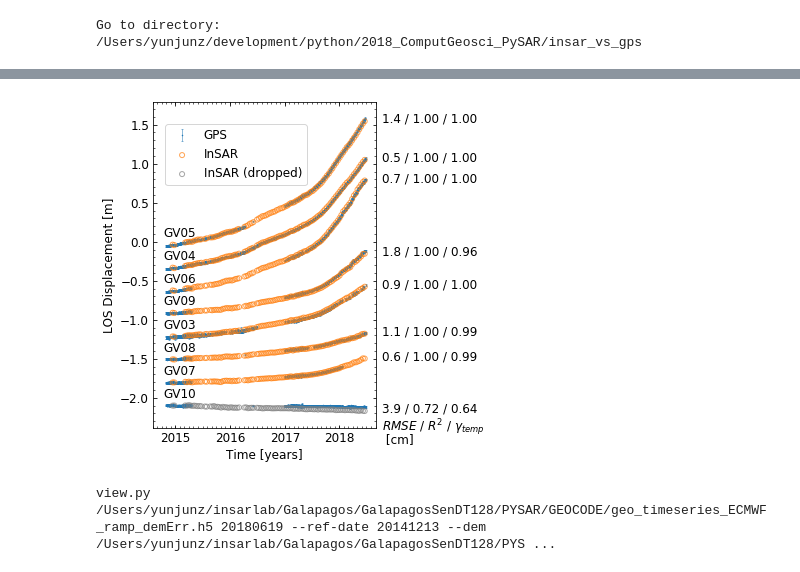
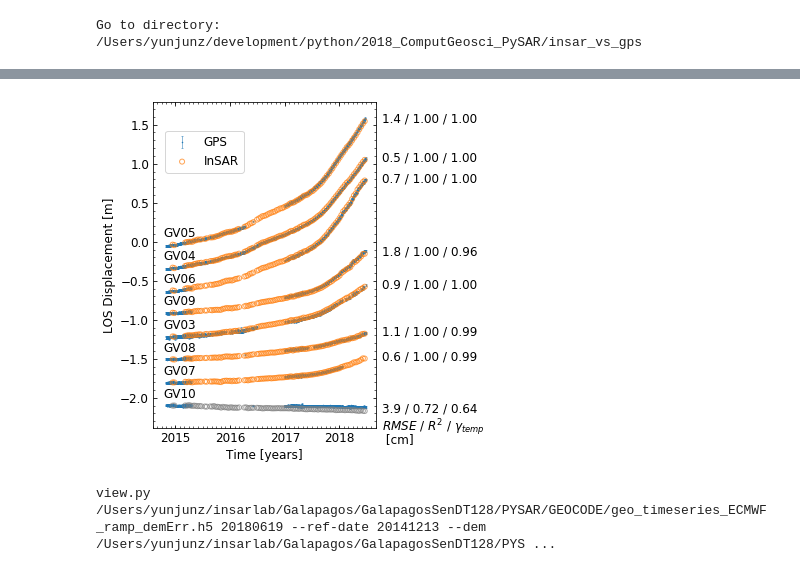
Before and after one commit to geodesymiami/Yunjun_et_al-2019-MintPy, a Jupyter notebook: Fig_06_InSAR_vs_GPS_SierraNegra.ipynb, the cells around one changed output, grey strips where cells are left out. Drawn from its saved outputs; the diff is of its cells as text; code cells hidden in the pictures.

Commit message:
update figures
update figures.
add matlab script to plot image cube for a displacement time-series.

```diff
--- a/Fig_06_InSAR_vs_GPS_SierraNegra.ipynb
+++ b/Fig_06_InSAR_vs_GPS_SierraNegra.ipynb
@@ -66,25 +62,25 @@ saved to pickle file pysar.pickle.
 # %%
 ## Figure 6 (b) - Displacement Time-series from InSAR and GPS
 fig, ax = plt.subplots(figsize=(4, 6))
 site2plot = insar_vs_gps.sort_by_velocity(ds)
 for i in range(len(site2plot)):
     site = ds[site2plot[i]]
     ax = insar_vs_gps.plot_one_site(ax, site, offset=0.3*i)
 
 yr_list = [i.year + (i.timetuple().tm_yday - 1)/365.25 for i in site['insar_datetime']]
 ax = pp.auto_adjust_xaxis_date(ax, yr_list)[0]
 ax.yaxis.set_minor_locator(ticker.AutoMinorLocator())
 ax.tick_params(which='both', direction='in', labelsize=font_size, bottom=True, top=True, left=True, right=True)
 ax.set_xlabel('Time [years]', fontsize=font_size)
 ax.set_ylabel('LOS Displacement [m]', fontsize=font_size)
 ax.annotate(r'$RMSE$ / $R^2$ / $\gamma_{temp}$', xy=(1.03, -0.01), xycoords='axes fraction', fontsize=font_size, color='k')
 ax.annotate(' [cm]', xy=(1.03, -0.045), xycoords='axes fraction', fontsize=font_size, color='k')
 handles, labels = ax.get_legend_handles_labels()
-ax.legend([handles[-1], handles[0], handles[int(len(handles)/2-1)]], ['GPS', 'InSAR', 'InSAR (dropped)'], loc='upper left', bbox_to_anchor=(0.03, 0.95), fontsize=font_size)
+ax.legend([handles[-1], handles[0]], ['GPS', 'InSAR'], loc='upper left', bbox_to_anchor=(0.03, 0.93), fontsize=font_size)
 plt.savefig('insar_vs_gps_point_ts.png', bbox_inches='tight', transparent=True, dpi=fig_dpi)
 plt.show()
 # %% [output]
-[figure, old version]
+[figure, new version]
 # %%
 ## Figure 6 (a) - InSAR velocity map with GPS location on Sierra Negra
 proj_dir = '/Users/yunjunz/insarlab/Galapagos/GalapagosSenDT128/PYSAR/GEOCODE'
```
Also changed, not shown: parts of 1 cell of this notebook, 7 other files.
